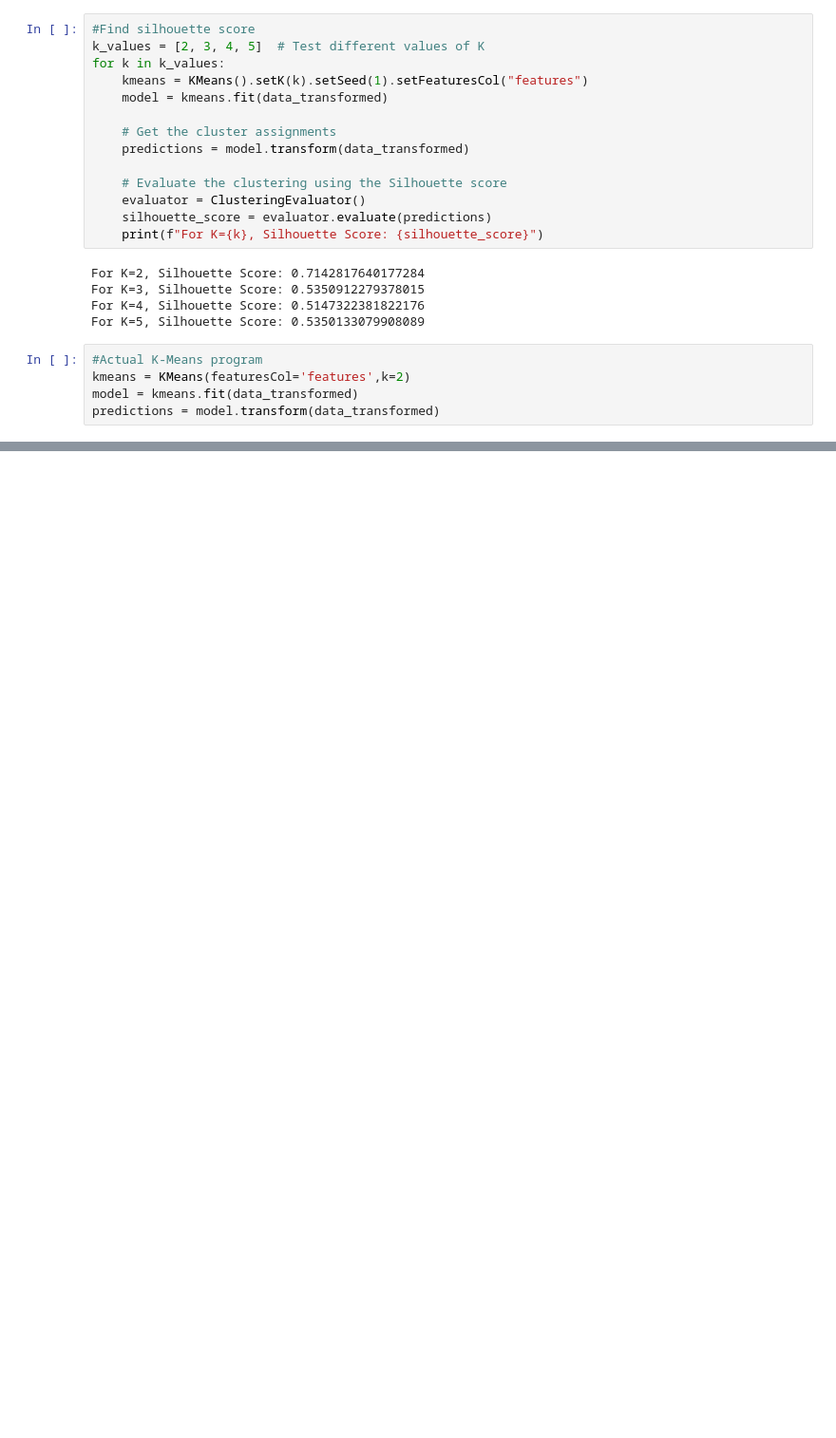
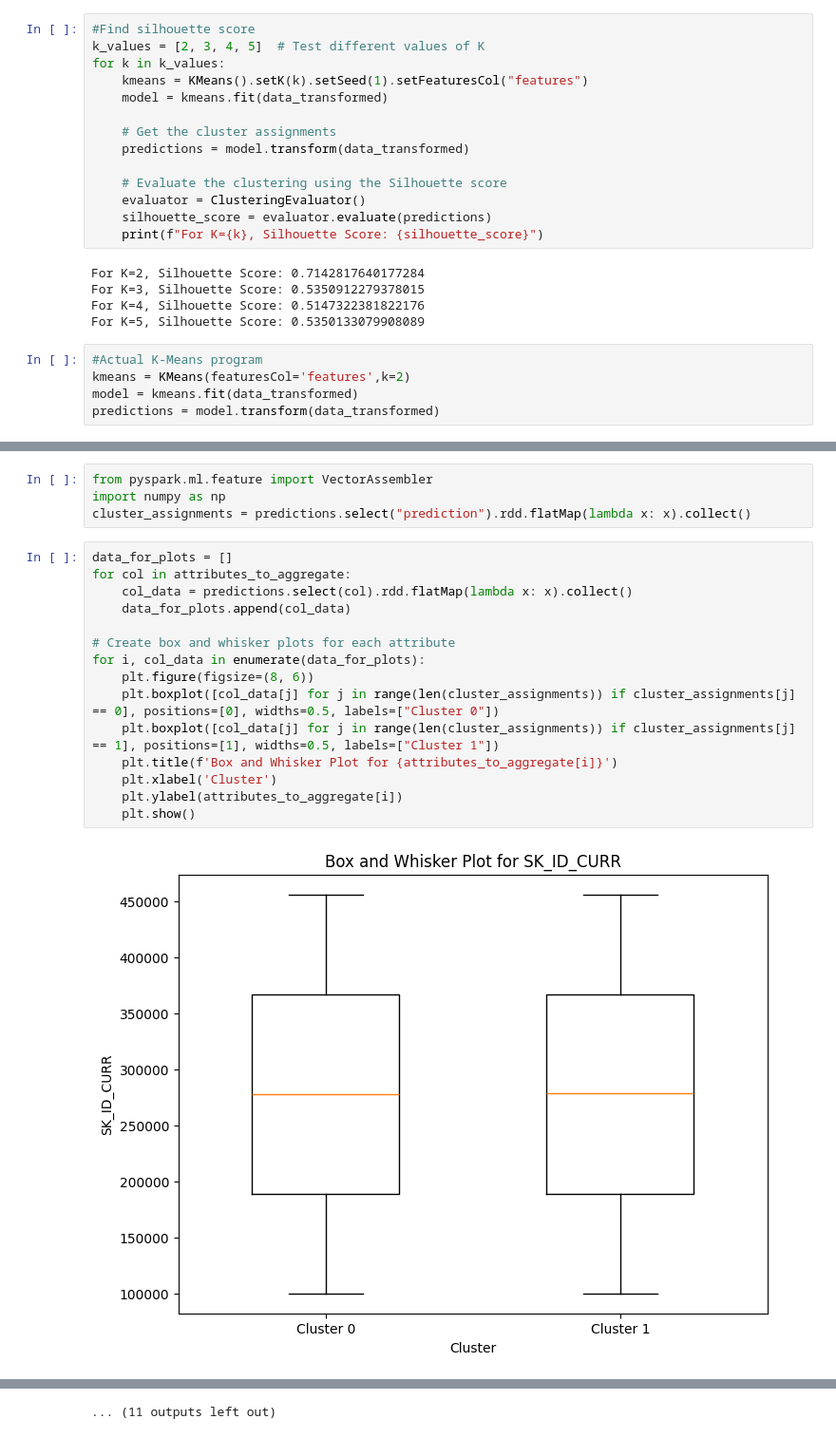
Before and after one commit to bgoo620/INFOSYS_722, a Jupyter notebook: Itteration_4_notebooks/du-checkpoint.ipynb, the cells around one changed output, grey strips where cells are left out. Shown at 95% size. Cells and saved outputs as stored; diff of their text form; blank space fills up the shorter version.

```diff
--- a/Itteration_4_notebooks/du-checkpoint.ipynb
+++ b/Itteration_4_notebooks/du-checkpoint.ipynb
@@ -572 +572,22 @@ cluster_means.toPandas().head(50)
 2 rows × 24 columns
+# %%
+from pyspark.ml.feature import VectorAssembler
+import numpy as np
+cluster_assignments = predictions.select("prediction").rdd.flatMap(lambda x: x).collect()
+# %%
+data_for_plots = []
+for col in attributes_to_aggregate:
+    col_data = predictions.select(col).rdd.flatMap(lambda x: x).collect()
+    data_for_plots.append(col_data)
+
+# Create box and whisker plots for each attribute
+for i, col_data in enumerate(data_for_plots):
+    plt.figure(figsize=(8, 6))
+    plt.boxplot([col_data[j] for j in range(len(cluster_assignments)) if cluster_assignments[j] == 0], positions=[0], widths=0.5, labels=["Cluster 0"])
+    plt.boxplot([col_data[j] for j in range(len(cluster_assignments)) if cluster_assignments[j] == 1], positions=[1], widths=0.5, labels=["Cluster 1"])
+    plt.title(f'Box and Whisker Plot for {attributes_to_aggregate[i]}')
+    plt.xlabel('Cluster')
+    plt.ylabel(attributes_to_aggregate[i])
+    plt.show()
+# %% [output]
+[figure, added]
@@ -572,0 +605 @@ cluster_means.toPandas().head(50)
+... (11 outputs left out)
```
Also changed, not shown: parts of 2 cells of this notebook.
